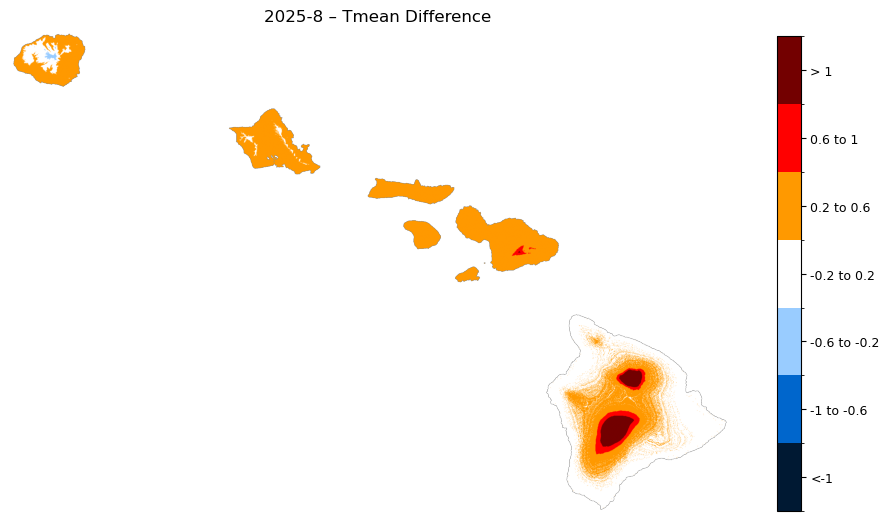
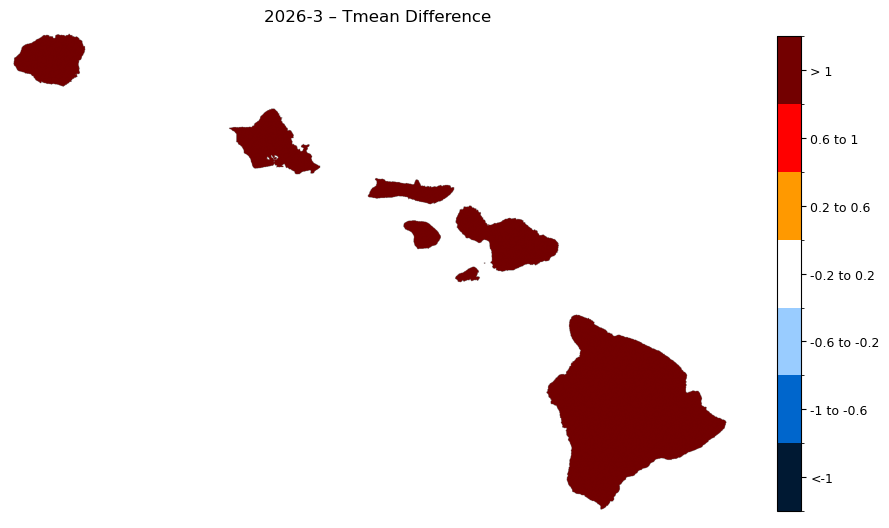
Unified diff of the notebook cell whose output changed from the first chart to the second:
--- before
+++ after
@@ -14,5 +14,5 @@
 ]
 
-with rasterio.open(f"../public/tifs/tmean_diff_2025_0{month}.tif") as src:
+with rasterio.open(raster_dir) as src:
     data = src.read(1)
     profile = src.profile
@@ -27,5 +27,5 @@
 
 profile.update(dtype=rasterio.uint8, count=1, compress='lzw', nodata=255)
-with rasterio.open(f"../public/tifs/tmean_diff_cat_0{month}.tif", "w", **profile) as dst:
+with rasterio.open("../public/tifs/temperature_diff_cat.tif", "w", **profile) as dst:
     dst.write(categorical, 1)
 
@@ -45,5 +45,5 @@
 cbar.set_ticklabels(labels)
 cbar.ax.tick_params(labelsize=9)
-plt.title(f"2025-{month} – Tmean Difference")
+plt.title(f"{year}-{month} – Tmean Difference")
 plt.tight_layout()
 plt.show()

Commit: Update the rainfall stats and map